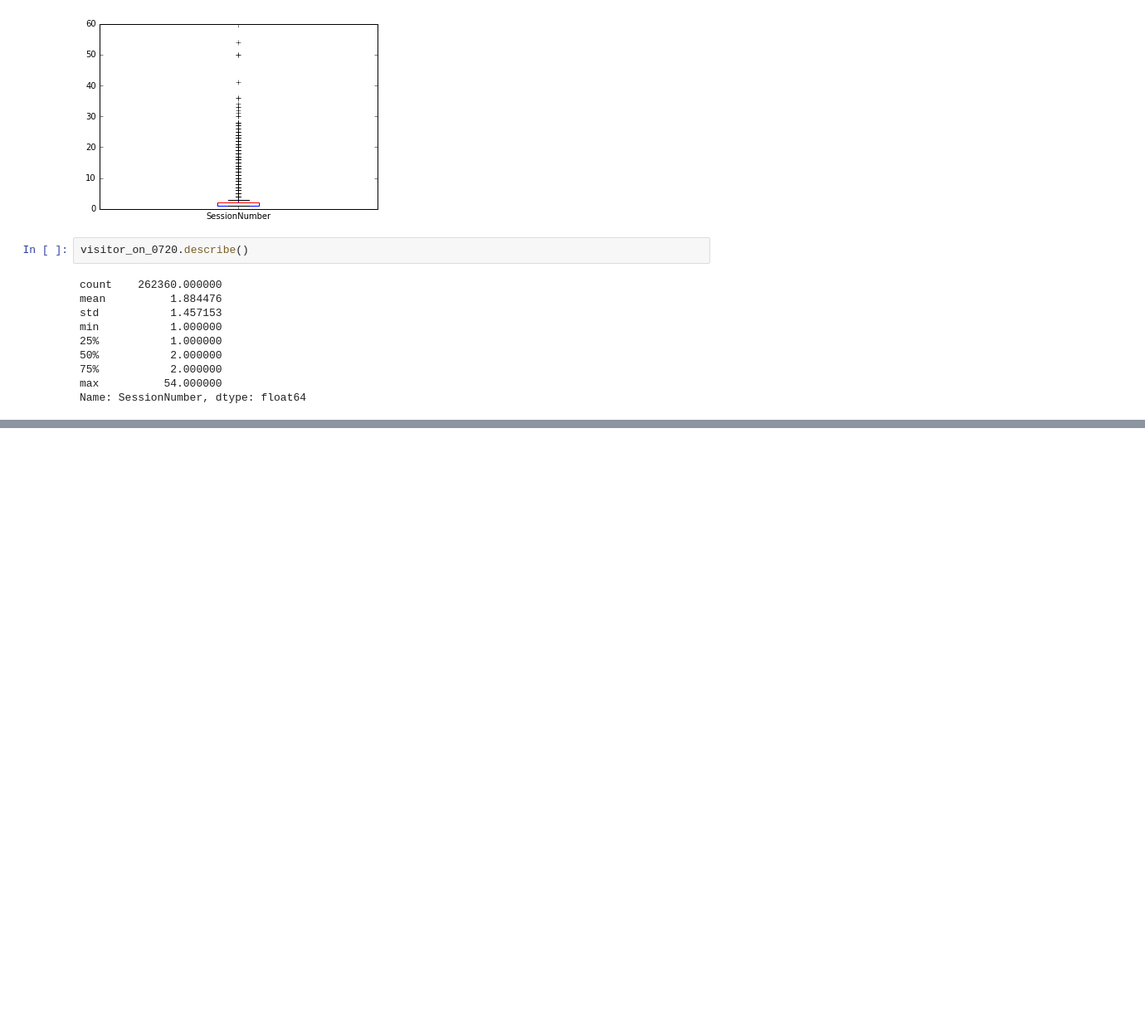
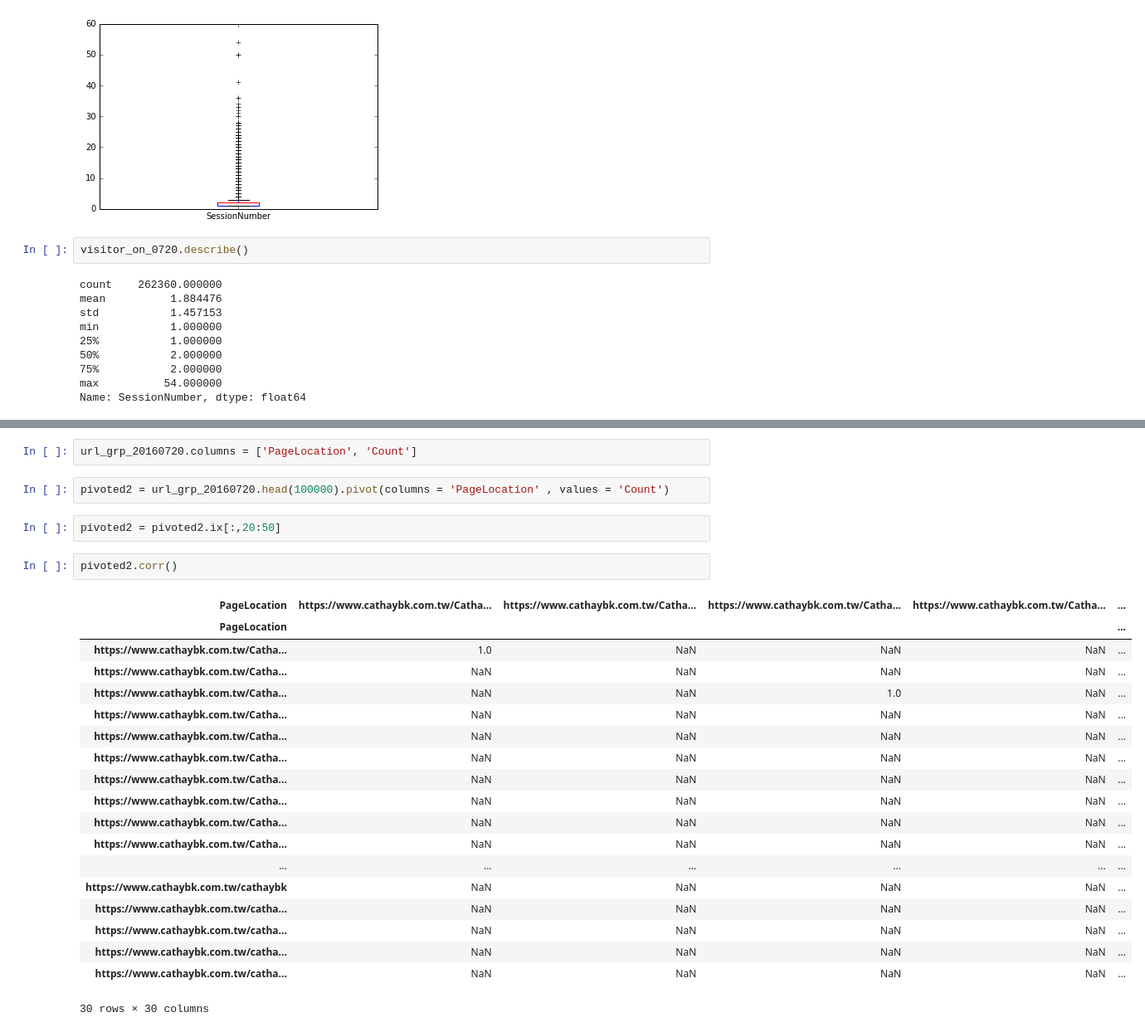
Before and after one commit to ywchiu/cathaybkpython, a Jupyter notebook: Demo20160908.ipynb, the cells around one changed output, grey strips where cells are left out. Shown at 83% size. Saved outputs shown, nothing was run; the diff lists cells and outputs as text; blank space fills up the shorter version.

```diff
--- a/Demo20160908.ipynb
+++ b/Demo20160908.ipynb
@@ -442,0 +692,28 @@ Name: SessionNumber, dtype: float64
+# %%
+url_grp_20160720.columns = ['PageLocation', 'Count']
+# %%
+pivoted2 = url_grp_20160720.head(100000).pivot(columns = 'PageLocation' , values = 'Count')
+# %%
+pivoted2 = pivoted2.ix[:,20:50]
+# %%
+pivoted2.corr()
+# %% [output]
+| PageLocation | https://www.cathaybk.com.tw/Catha... | https://www.cathaybk.com.tw/Catha... | https://www.cathaybk.com.tw/Catha... | https://www.cathaybk.com.tw/Catha... | ... |
+| PageLocation |  |  |  |  | ... |
+| https://www.cathaybk.com.tw/Catha... | 1.0 | NaN | NaN | NaN | ... |
+| https://www.cathaybk.com.tw/Catha... | NaN | NaN | NaN | NaN | ... |
+| https://www.cathaybk.com.tw/Catha... | NaN | NaN | 1.0 | NaN | ... |
+| https://www.cathaybk.com.tw/Catha... | NaN | NaN | NaN | NaN | ... |
+| https://www.cathaybk.com.tw/Catha... | NaN | NaN | NaN | NaN | ... |
+| https://www.cathaybk.com.tw/Catha... | NaN | NaN | NaN | NaN | ... |
+| https://www.cathaybk.com.tw/Catha... | NaN | NaN | NaN | NaN | ... |
+| https://www.cathaybk.com.tw/Catha... | NaN | NaN | NaN | NaN | ... |
+| https://www.cathaybk.com.tw/Catha... | NaN | NaN | NaN | NaN | ... |
+| https://www.cathaybk.com.tw/Catha... | NaN | NaN | NaN | NaN | ... |
+| ... | ... | ... | ... | ... | ... |
+| https://www.cathaybk.com.tw/cathaybk | NaN | NaN | NaN | NaN | ... |
+| https://www.cathaybk.com.tw/catha... | NaN | NaN | NaN | NaN | ... |
+| https://www.cathaybk.com.tw/catha... | NaN | NaN | NaN | NaN | ... |
+| https://www.cathaybk.com.tw/catha... | NaN | NaN | NaN | NaN | ... |
+| https://www.cathaybk.com.tw/catha... | NaN | NaN | NaN | NaN | ... |
+30 rows × 30 columns
```
Also changed, not shown: parts of 35 cells of this notebook.
